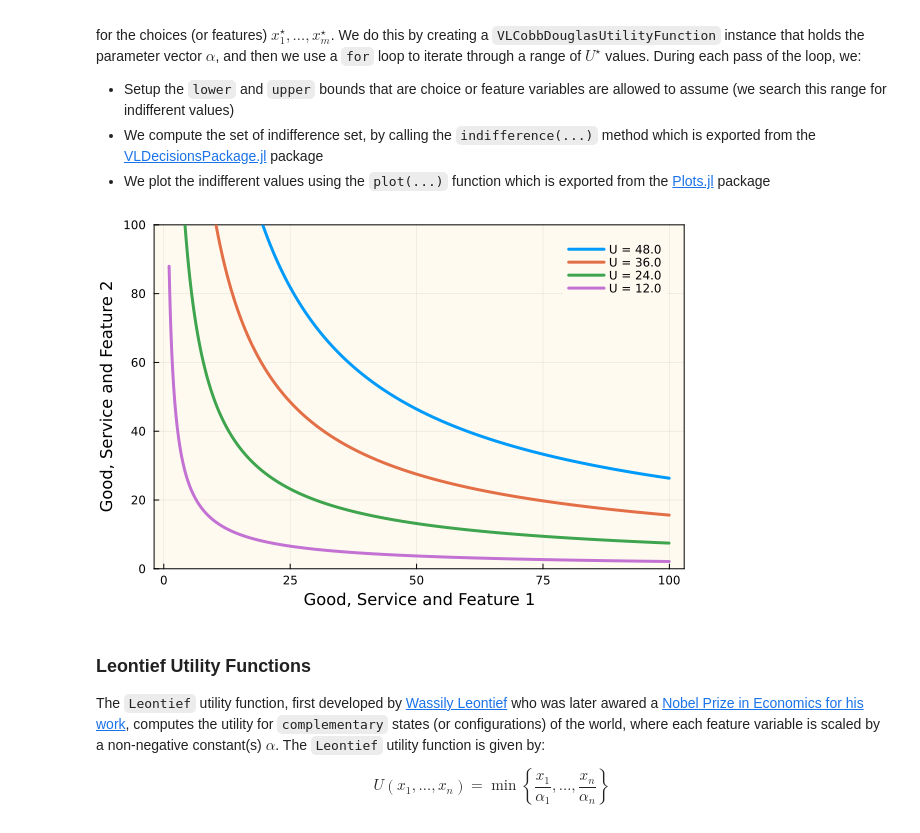
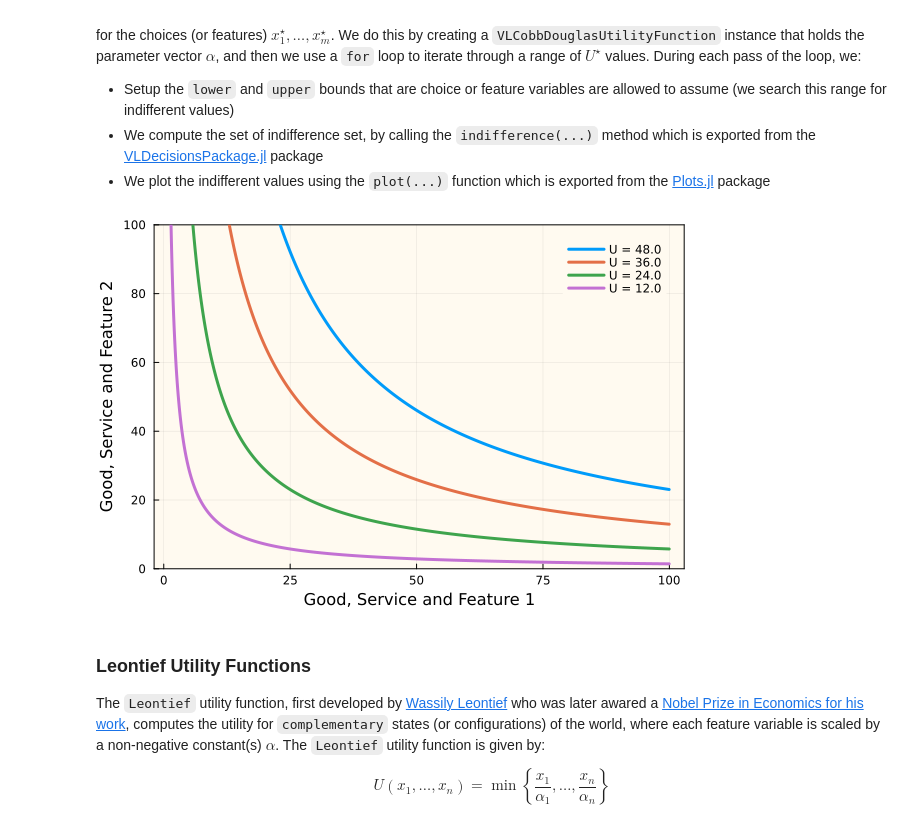
Before and after one commit to varnerlab/CHEME-5760-Examples-F23, a Jupyter notebook: CHEME-5760-L2a-IndifferenceCurves.ipynb, the cells around one changed output. Saved outputs shown, nothing was run; the diff lists cells and outputs as text; code cells hidden in the pictures.

```diff
--- a/CHEME-5760-L2a-IndifferenceCurves.ipynb
+++ b/CHEME-5760-L2a-IndifferenceCurves.ipynb
@@ -119,32 +119,32 @@ for the choices (or features) $x^{\star}_{1},\dots,x^{\star}_{m}$. We do this by
 # %%
 p = plot()
 Umax = [48.0, 36.0, 24.0, 12.0];
-α = [0.45,0.55];
+α = [0.50,0.5];
 model = build(VLCobbDouglasUtilityFunction, (
     α = α,
 ));
 
 for U ∈ Umax
 
     # setup the bounds -
     bounds = [
         1.0 100.0;
         1.0 1000.0;
     ];
 
     # call -
     XCD = indifference(model, utility=U, bounds=bounds, ϵ = 0.1);
 
     # plot -
     plot!(XCD[:,1],XCD[:,2],label="U = $(U)", lw=3,
         bg="floralwhite", background_color_outside="white", framestyle = :box, fg_legend = :transparent,
         ylims=(0.0,100.0));
 end
 xlabel!("Good, Service and Feature 1",fontsize=18)
 ylabel!("Good, Service and Feature 2",fontsize=18)
 current()
 # %% [output]
-[figure, old version]
+[figure, new version]
 # %% [markdown]
 ### Leontief Utility Functions
 The `Leontief` utility function, first developed by [Wassily Leontief](https://en.wikipedia.org/wiki/Wassily_Leontief) who was later
```
